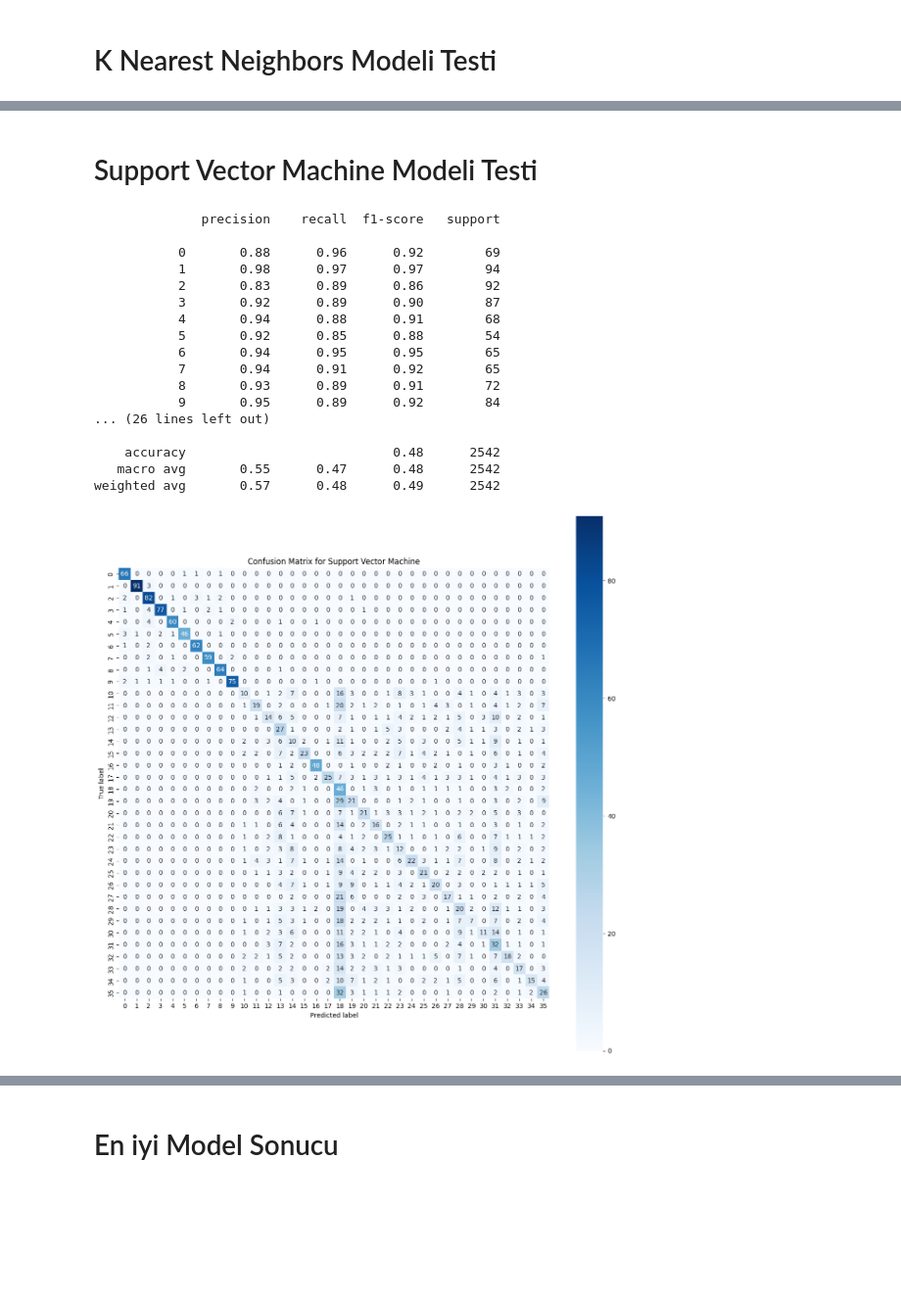
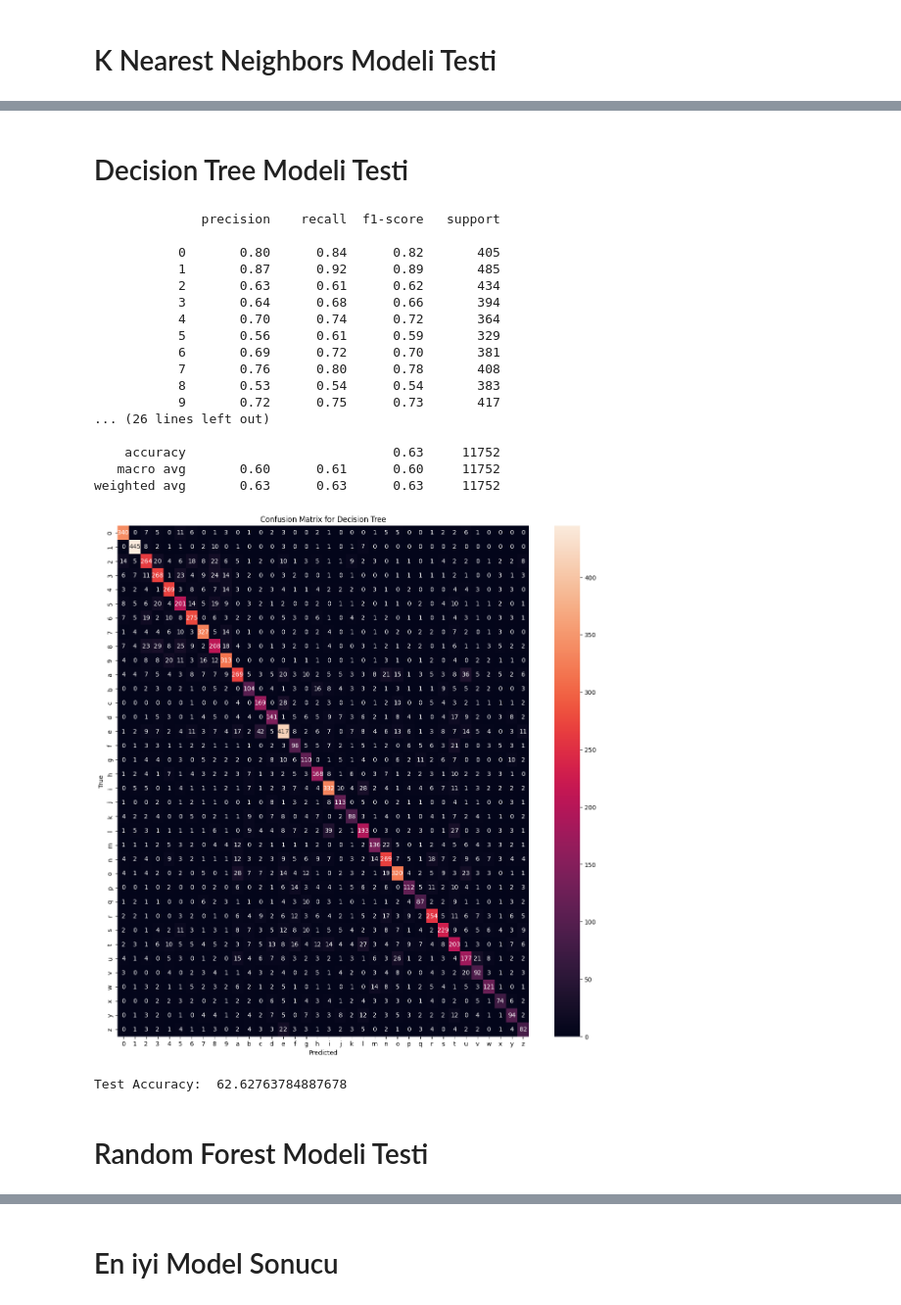
Before and after one commit to turhancan97/Number-and-Letter-Recognition, a Jupyter notebook: results.ipynb, the cells around one changed output, grey strips where cells are left out. Shown at 98% size. Cells and saved outputs as stored; diff of their text form; code cells hidden in the pictures; blank space fills up the shorter version.

Commit message:
Update models and improve accuracy

```diff
--- a/results.ipynb
+++ b/results.ipynb
@@ -95,15 +95,20 @@ Shape of testing labels:  (2542, 1)
 # %% [markdown]
 # Confusion Matrix Çizimi için Fonksiyon
-# %%
-def confusion_matrix_plot(y_true, y_pred, title):
-    cm = confusion_matrix(y_true, y_pred)
-    # cm = cm.astype('float') / cm.sum(axis=1)[:, np.newaxis]
-    plt.figure(figsize=(15, 15))
-    sns.heatmap(cm, annot=True, cmap='Blues', fmt='d', square=True)
-    plt.ylabel('True label')
-    plt.xlabel('Predicted label')
-    plt.title(title)
-    plt.show()
+# %%
+labels = np.arange(36)
+labels = labels.astype(str)
+labels[:10] = labels[:10].astype(int)
+labels[10:] = list(map(chr, range(97, 123)))
+
+def confusion_matrix_plot(y_true, y_pred, title, labels=labels):
+    cm = confusion_matrix(y_true, y_pred)
+    df_cm = pd.DataFrame(cm, index=labels, columns=labels)
+    plt.figure(figsize=(15, 15))
+    sns.heatmap(df_cm, annot=True, fmt='g')
+    plt.title(title)
+    plt.xlabel('Predicted')
+    plt.ylabel('True')
+    plt.show()
 # %% [markdown]
 # Yapay Sinir Ağı Modeli Testi
 # %%
@@ -218,29 +223,36 @@ Test Accuracy:  61.447678992918966
 # %% [markdown]
-# Support Vector Machine Modeli Testi
+# Decision Tree Modeli Testi
 # %%
-svm_model = pickle.load(open('model/support_vector_machine.pkl', 'rb'))
-y_pred = svm_model.predict(test_x)
+dt_model = pickle.load(open('model/decision_tree.pkl', 'rb'))
+y_pred = dt_model.predict(test_x)
 print(classification_report(test_y, y_pred))
 # %% [output]
               precision    recall  f1-score   support
 
-           0       0.88      0.96      0.92        69
-           1       0.98      0.97      0.97        94
-           2       0.83      0.89      0.86        92
-           3       0.92      0.89      0.90        87
-           4       0.94      0.88      0.91        68
-           5       0.92      0.85      0.88        54
-           6       0.94      0.95      0.95        65
-           7       0.94      0.91      0.92        65
-           8       0.93      0.89      0.91        72
-           9       0.95      0.89      0.92        84
+           0       0.80      0.84      0.82       405
+           1       0.87      0.92      0.89       485
+           2       0.63      0.61      0.62       434
+           3       0.64      0.68      0.66       394
+           4       0.70      0.74      0.72       364
+           5       0.56      0.61      0.59       329
+           6       0.69      0.72      0.70       381
+           7       0.76      0.80      0.78       408
+           8       0.53      0.54      0.54       383
+           9       0.72      0.75      0.73       417
 ... (26 lines left out)
 
-    accuracy                           0.48      2542
-   macro avg       0.55      0.47      0.48      2542
-weighted avg       0.57      0.48      0.49      2542
+    accuracy                           0.63     11752
+   macro avg       0.60      0.61      0.60     11752
+weighted avg       0.63      0.63      0.63     11752
 # %%
 # confusion matrix
-confusion_matrix_plot(test_y, y_pred, 'Confusion Matrix for Support Vector Machine')
+confusion_matrix_plot(test_y, y_pred, 'Confusion Matrix for Decision Tree')
 # %% [output]
-[figure, old version]
+[figure, new version]
+# %%
+test_acc = accuracy_score(test_y, y_pred) * 100
+print('Test Accuracy: ', test_acc)
+# %% [output]
+Test Accuracy:  62.62763784887678
+# %% [markdown]
+# Random Forest Modeli Testi
```
Also changed, not shown: parts of 20 cells of this notebook, 5 other files.
